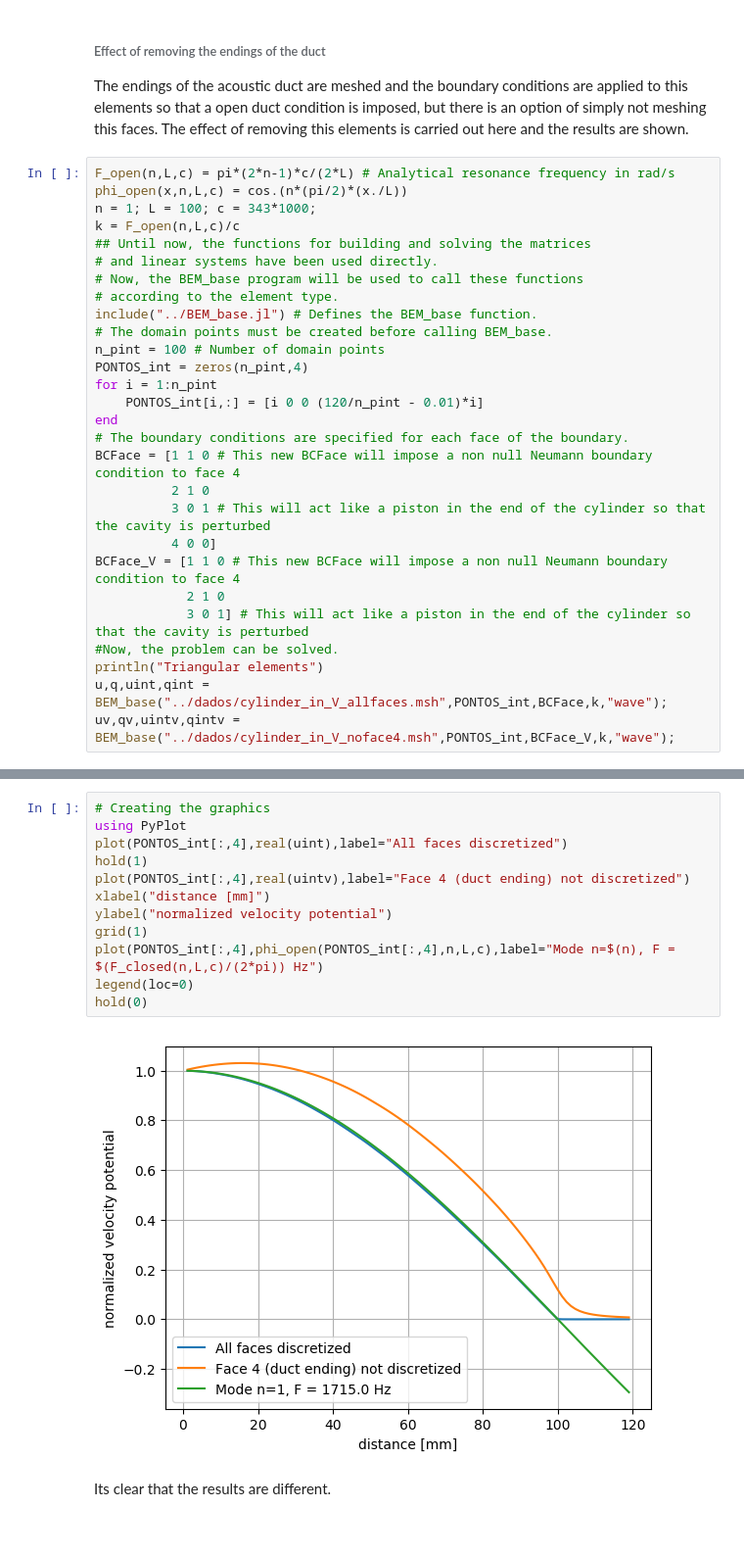
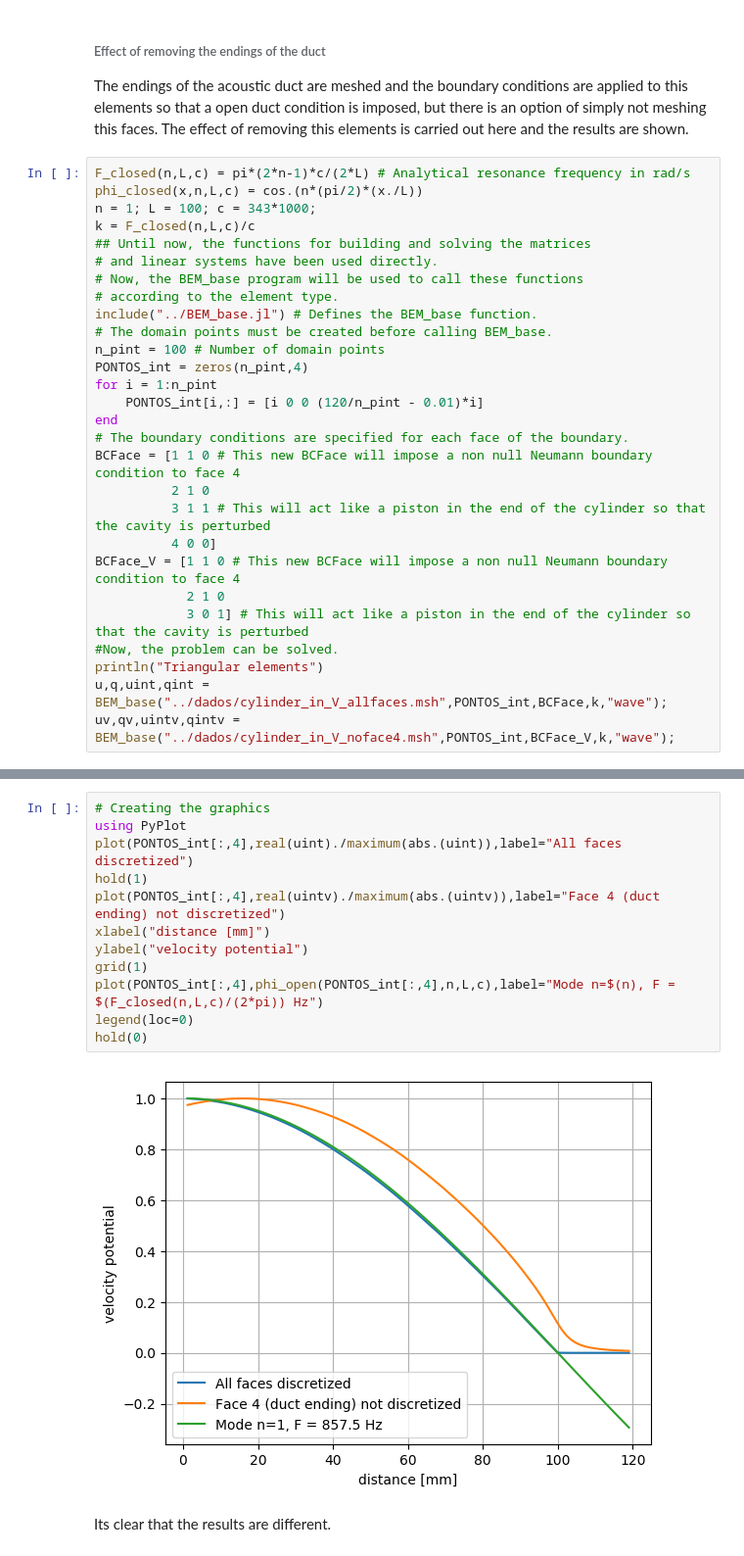
Before and after one commit to alvarocafe/BB, a Jupyter notebook: docs/BEM 3D - Helmholtz.ipynb, the cells around one changed output, grey strips where cells are left out. Shown at 98% size. Drawn from its saved outputs; the diff is of its cells as text.

```diff
--- a/docs/BEM 3D - Helmholtz.ipynb
+++ b/docs/BEM 3D - Helmholtz.ipynb
@@ -196,10 +196,10 @@ const3D_tri.mostra_resultados2(NOS_GEO,ELEM,real.(u[:,1]))
 
 The endings of the acoustic duct are meshed and the boundary conditions are applied to this elements so that a open duct condition is imposed, but there is an option of simply not meshing this faces. The effect of removing this elements is carried out here and the results are shown.
 # %%
-F_open(n,L,c) = pi*(2*n-1)*c/(2*L) # Analytical resonance frequency in rad/s
-phi_open(x,n,L,c) = cos.(n*(pi/2)*(x./L))
+F_closed(n,L,c) = pi*(2*n-1)*c/(2*L) # Analytical resonance frequency in rad/s
+phi_closed(x,n,L,c) = cos.(n*(pi/2)*(x./L))
 n = 1; L = 100; c = 343*1000;
-k = F_open(n,L,c)/c
+k = F_closed(n,L,c)/c
 ## Until now, the functions for building and solving the matrices
 # and linear systems have been used directly.
 # Now, the BEM_base program will be used to call these functions
@@ -214,7 +214,7 @@ end
 # The boundary conditions are specified for each face of the boundary.
 BCFace = [1 1 0 # This new BCFace will impose a non null Neumann boundary condition to face 4
           2 1 0
-          3 0 1 # This will act like a piston in the end of the cylinder so that the cavity is perturbed
+          3 1 1 # This will act like a piston in the end of the cylinder so that the cavity is perturbed
           4 0 0]
 BCFace_V = [1 1 0 # This new BCFace will impose a non null Neumann boundary condition to face 4
             2 1 0
@@ -247,17 +247,17 @@ Solving for domain points.
 # %%
 # Creating the graphics
 using PyPlot
-plot(PONTOS_int[:,4],real(uint),label="All faces discretized")
+plot(PONTOS_int[:,4],real(uint)./maximum(abs.(uint)),label="All faces discretized")
 hold(1)
-plot(PONTOS_int[:,4],real(uintv),label="Face 4 (duct ending) not discretized")
+plot(PONTOS_int[:,4],real(uintv)./maximum(abs.(uintv)),label="Face 4 (duct ending) not discretized")
 xlabel("distance [mm]")
-ylabel("normalized velocity potential")
+ylabel("velocity potential")
 grid(1)
 plot(PONTOS_int[:,4],phi_open(PONTOS_int[:,4],n,L,c),label="Mode n=$(n), F = $(F_closed(n,L,c)/(2*pi)) Hz")
 legend(loc=0)
 hold(0)
 # %% [output]
-[figure, old version]
+[figure, new version]
 # %% [markdown]
 Its clear that the results are different.
 # %%
```
Also changed, not shown: parts of 1 cell of this notebook, 5 other files.
